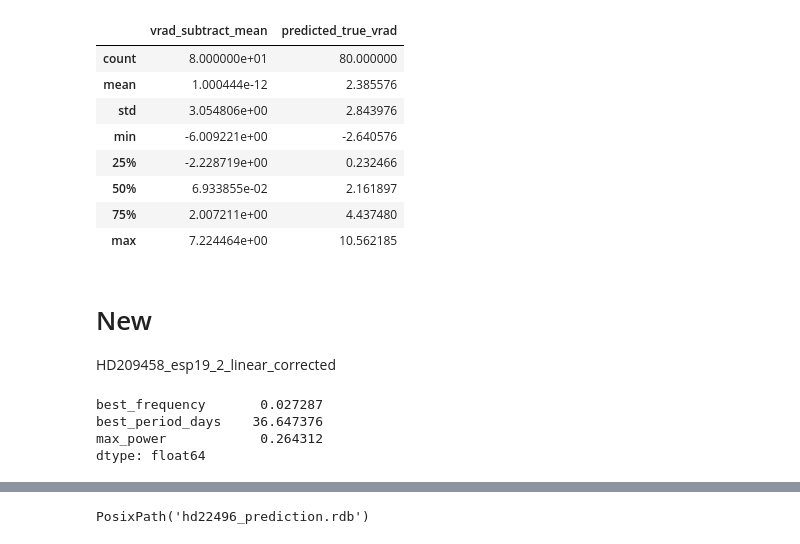
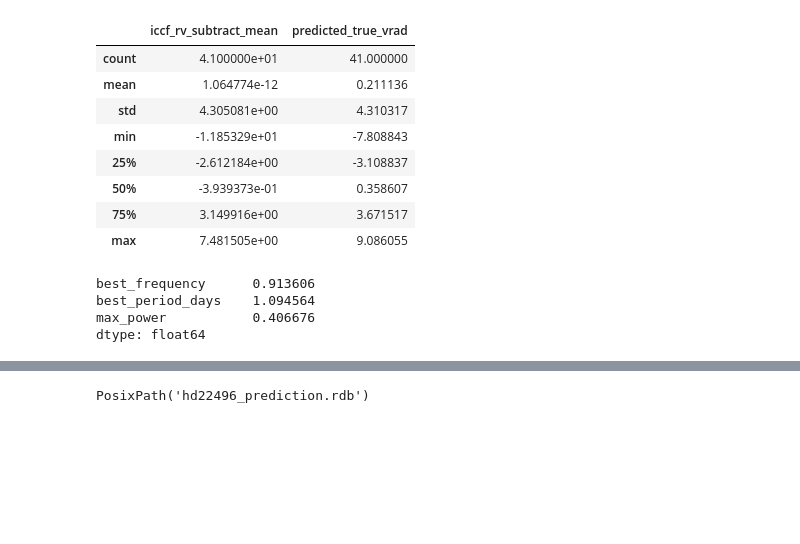
Before and after one commit to vadibekyan/RV_from_RM, a Jupyter notebook: best_rm_eda.ipynb, the cells around one changed output, grey strips where cells are left out. Saved outputs shown, nothing was run; the diff lists cells and outputs as text; code cells hidden in the pictures; blank space fills up the shorter version.

```diff
--- a/best_rm_eda.ipynb
+++ b/best_rm_eda.ipynb
@@ -203,0 +179,15 @@ Best model by RMSE: activity_plus_rhk_mean
+# %%
+test_stars = ['K2139', 'WASP126', 'WASP166']
+train_rm_df = rm_df.loc[~rm_df['star_from_file'].isin(test_stars)].copy()
+test_rm_df = rm_df.loc[rm_df['star_from_file'].isin(test_stars)].copy()
+test_label = ', '.join(test_stars)
+
+display(
+    pd.Series(
+        {
+            'n_train_rows': len(train_rm_df),
+            'n_test_rows': len(test_rm_df),
+            'n_test_observations': test_rm_df['observation_file'].nunique(),
+        }
+    ).to_frame('value')
+)
@@ -468,13 +666,7 @@ Rows: 80; observations: 1
 # %%
-model_to_apply = 'activity_plus_Teff'  # best_model_name
+model_to_apply = best_model_name
 model = xgb_models[model_to_apply]
 feature_columns = list(xgb_results_df.set_index('model_name').loc[model_to_apply, 'features'])
-
-star_raw_for_model_df = pd.read_csv(star_raw_csv_path)
-star_df = utils.apply_normalization_specs(
-    star_raw_for_model_df,
-    normalization_specs=normalization_specs,
-)
 
 missing_feature_columns = [column for column in feature_columns if column not in star_df.columns]
 if missing_feature_columns:
@@ -491,13 +683,14 @@ star_prediction_df['predicted_true_vrad'] = model.predict(star_prediction_df[fea
 
 display(
     pd.Series(
-    {
-        'model_name': model_to_apply,
-        'features': feature_columns,
-        'n_star_rows': len(star_prediction_df),
-        'n_star_observations': star_prediction_df['observation_file'].nunique(),
-        'n_train_rows': len(train_df),
-    }
+        {
+            'model_name': model_to_apply,
+            'estimator_name': xgb_results_df.set_index('model_name').loc[model_to_apply, 'estimator_name'],
+            'feature_set_name': xgb_results_df.set_index('model_name').loc[model_to_apply, 'feature_set_name'],
+            'features': feature_columns,
+            'n_star_rows': len(star_prediction_df),
+            'n_star_observations': star_prediction_df['observation_file'].nunique(),
+        }
     ).to_frame('value')
 )
 
@@ -506,7 +699,7 @@ for obs_name, obs_df in star_prediction_df.groupby('observation_file', sort=True
     fig.add_trace(
         go.Scatter(
             x=obs_df['rjd'],
-            y=obs_df['vrad_subtract_mean'],
+            y=obs_df['iccf_rv_subtract_mean'],
             mode='markers+lines',
             marker=dict(size=7),
             name=f'{obs_name} vrad',
@@ -524,7 +717,7 @@ for obs_name, obs_df in star_prediction_df.groupby('observation_file', sort=True
         )
     )
 fig.update_layout(
-    title=f'XGBoost prediction for star ({model_to_apply})',
+    title=f'Model prediction for star ({model_to_apply})',
     xaxis_title='rjd',
     yaxis_title='RV',
     template='plotly_white',
@@ -567,19 +743,15 @@ Index(['rjd', 'vrad', 'true_vrad', 'fwhm', 'bis_span', 'contrast', 's_mw',
 # %%
-star_prediction_df[['vrad_subtract_mean', 'predicted_true_vrad']].describe()
+star_prediction_df[['iccf_rv_subtract_mean', 'predicted_true_vrad']].describe()
 # %% [output]
-|  | vrad_subtract_mean | predicted_true_vrad |
-| count | 8.000000e+01 | 80.000000 |
-| mean | 1.000444e-12 | 2.385576 |
-| std | 3.054806e+00 | 2.843976 |
-| min | -6.009221e+00 | -2.640576 |
-| 25% | -2.228719e+00 | 0.232466 |
-| 50% | 6.933855e-02 | 2.161897 |
-| 75% | 2.007211e+00 | 4.437480 |
-| max | 7.224464e+00 | 10.562185 |
+|  | iccf_rv_subtract_mean | predicted_true_vrad |
+| count | 4.100000e+01 | 41.000000 |
+| mean | 1.064774e-12 | 0.211136 |
+| std | 4.305081e+00 | 4.310317 |
+| min | -1.185329e+01 | -7.808843 |
+| 25% | -2.612184e+00 | -3.108837 |
+| 50% | -3.939373e-01 | 0.358607 |
+| 75% | 3.149916e+00 | 3.671517 |
+| max | 7.481505e+00 | 9.086055 |
-# %% [markdown]
-# New
-
-HD209458_esp19_2_linear_corrected
 # %%
 from astropy.timeseries import LombScargle
 
@@ -598,7 +770,7 @@ gls = LombScargle(
 )
 
 min_period = 1
-max_period = 50
+max_period = 200
 
 min_frequency = 1 / max_period
 max_frequency = 1 / min_period
@@ -644,7 +816,7 @@ fig.update_layout(
     xaxis_title='Period [days]',
     yaxis_title='Power',
 )
-fig.update_xaxes(type='log', range=[np.log10(1), np.log10(50)])
+fig.update_xaxes(type='log', range=[np.log10(1), np.log10(200)])
 fig.show()
 
 pd.Series(
@@ -655,9 +827,9 @@ pd.Series(
     }
 )
 # %% [output]
-best_frequency       0.027287
-best_period_days    36.647376
-max_power            0.264312
+best_frequency      0.913606
+best_period_days    1.094564
+max_power           0.406676
 dtype: float64
 # %%
 target_window_min = 5.05
```
Also changed, not shown: parts of 25 cells of this notebook, 2 other files.
